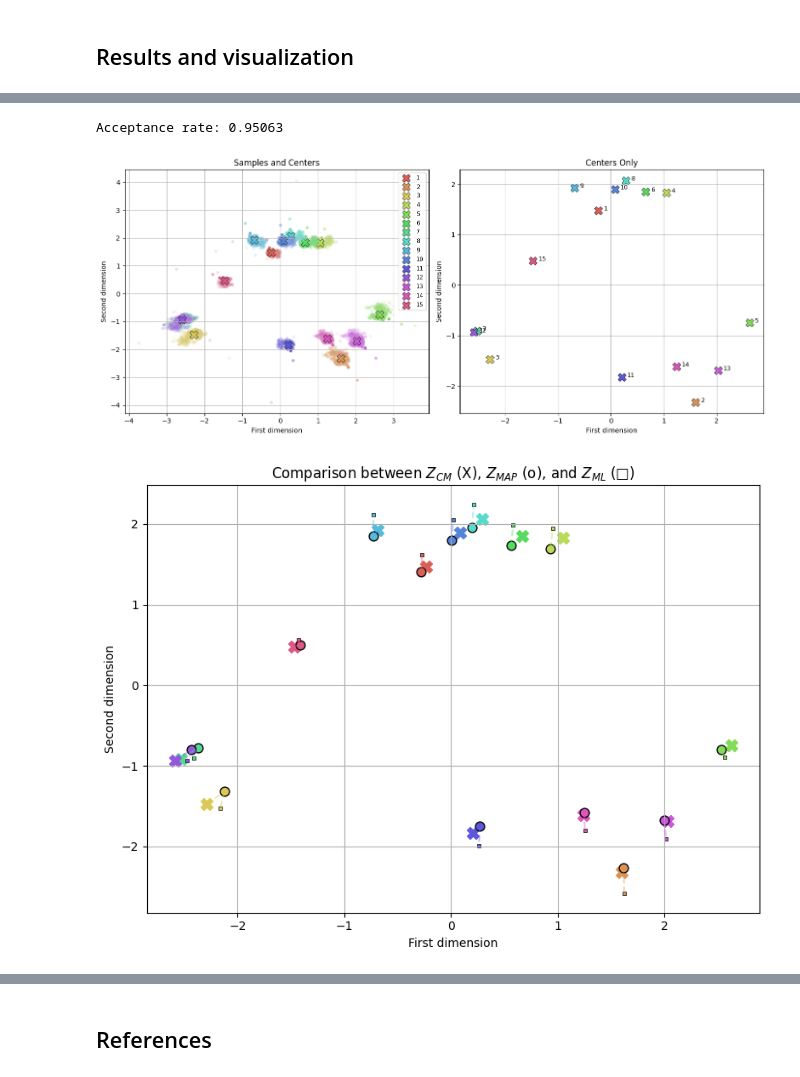
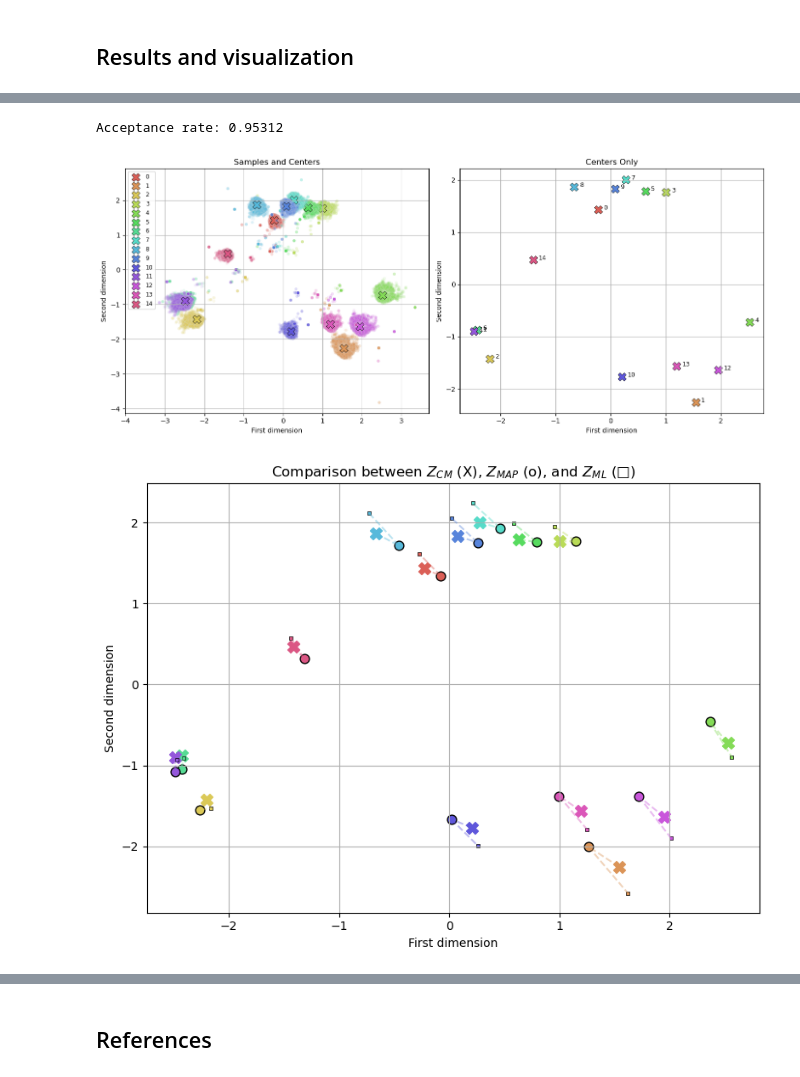
Before and after one commit to cnosa/LatentSpaces_Network_Manifold, a Jupyter notebook: LatentNetwork_Euclidean.ipynb, the cells around one changed output, grey strips where cells are left out. Cells and saved outputs as stored; diff of their text form; code cells hidden in the pictures.

```diff
--- a/LatentNetwork_Euclidean.ipynb
+++ b/LatentNetwork_Euclidean.ipynb
@@ -460,6 +461,6 @@ print(loglikelihood(Z1,a1))
 # %%
 # Execute HMC
-samples_Z, samples_a, Hp = hmc(Z1, a1, 100, epsilon=0.05, L=20, std_dev=0.5)
+samples_Z, samples_a, Hp = hmc(Z1, a1, 200, epsilon=0.05, L=20, std_dev=0.5)
 
 # Estimators
 ## CM
@@ -469,7 +470,7 @@ a_CM = np.mean(samples_a, axis=0)
 Z_MAP = samples_Z[np.argmin(Hp),:,:]
 a_MAP = samples_a[np.argmin(Hp)]
 # %% [output]
-Acceptance rate: 0.95063
+Acceptance rate: 0.95312
 # %%
 def plot_Z_samples(samples_Z):
     samples_Z = np.array(samples_Z)
@@ -502,42 +503,42 @@ def plot_Z_samples(samples_Z):
             s=150,
             edgecolor='black',
             linewidth=0.5,
-            label=f"{i+1}"
+            label=f"{i}"
         )
 
         axes[1].scatter(
             mean_point[0],
             mean_point[1],
             color=palette[i],
             s=150,
             marker='X',
             edgecolor='black',
             linewidth=0.5
         )
         axes[1].text(
             mean_point[0] + 0.1,
             mean_point[1] + 0.001,
-            f"{i+1}",
+            f"{i}",
             fontsize=9
         )
 
     axes[0].set_title("Samples and Centers")
     axes[0].set_xlabel("First dimension")
     axes[0].set_ylabel("Second dimension")
     axes[0].legend(loc="best", fontsize="small")
     axes[0].grid(True)
 
     axes[1].set_title("Centers Only")
     axes[1].set_xlabel("First dimension")
     axes[1].set_ylabel("Second dimension")
     axes[1].grid(True)
 
     plt.tight_layout()
     plt.show()
 
 plot_Z_samples(samples_Z)
 # %% [output]
-[figure, old version]
+[figure, new version]
 # %%
 palette = sns.color_palette("hls", n)
 plt.figure(figsize=(8, 6))
@@ -558,7 +559,7 @@ plt.grid(True)
 plt.tight_layout()
 plt.show()
 # %% [output]
-[figure, old version]
+[figure, new version]
 # %%
 x = [np.float64(loglikelihood(samples_Z[i],samples_a[i]))for i in range(1,len(samples_a))]
 iterations = np.arange(1, len(x) + 1)
```
Also changed, not shown: parts of 12 cells of this notebook, 2 other files.
